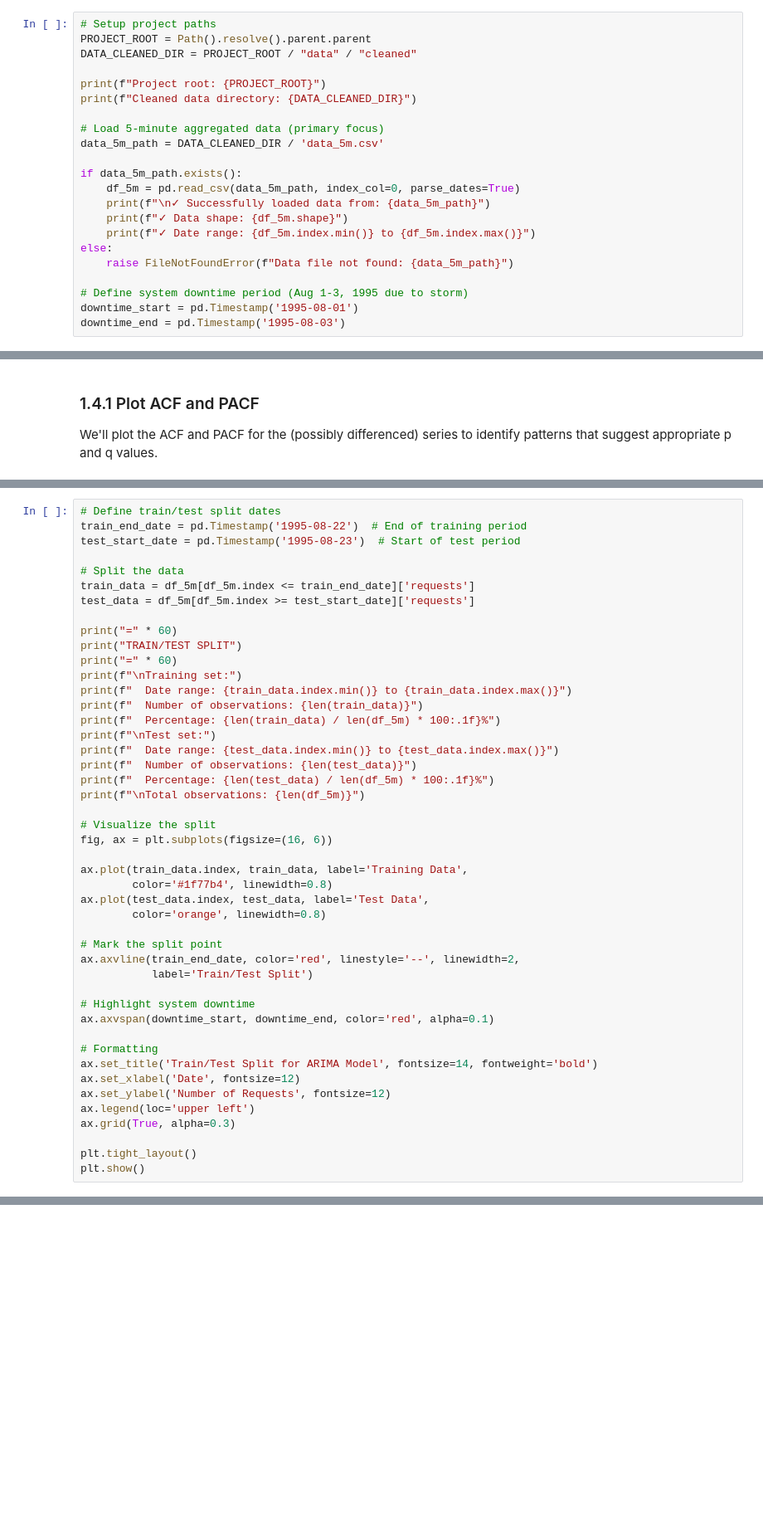
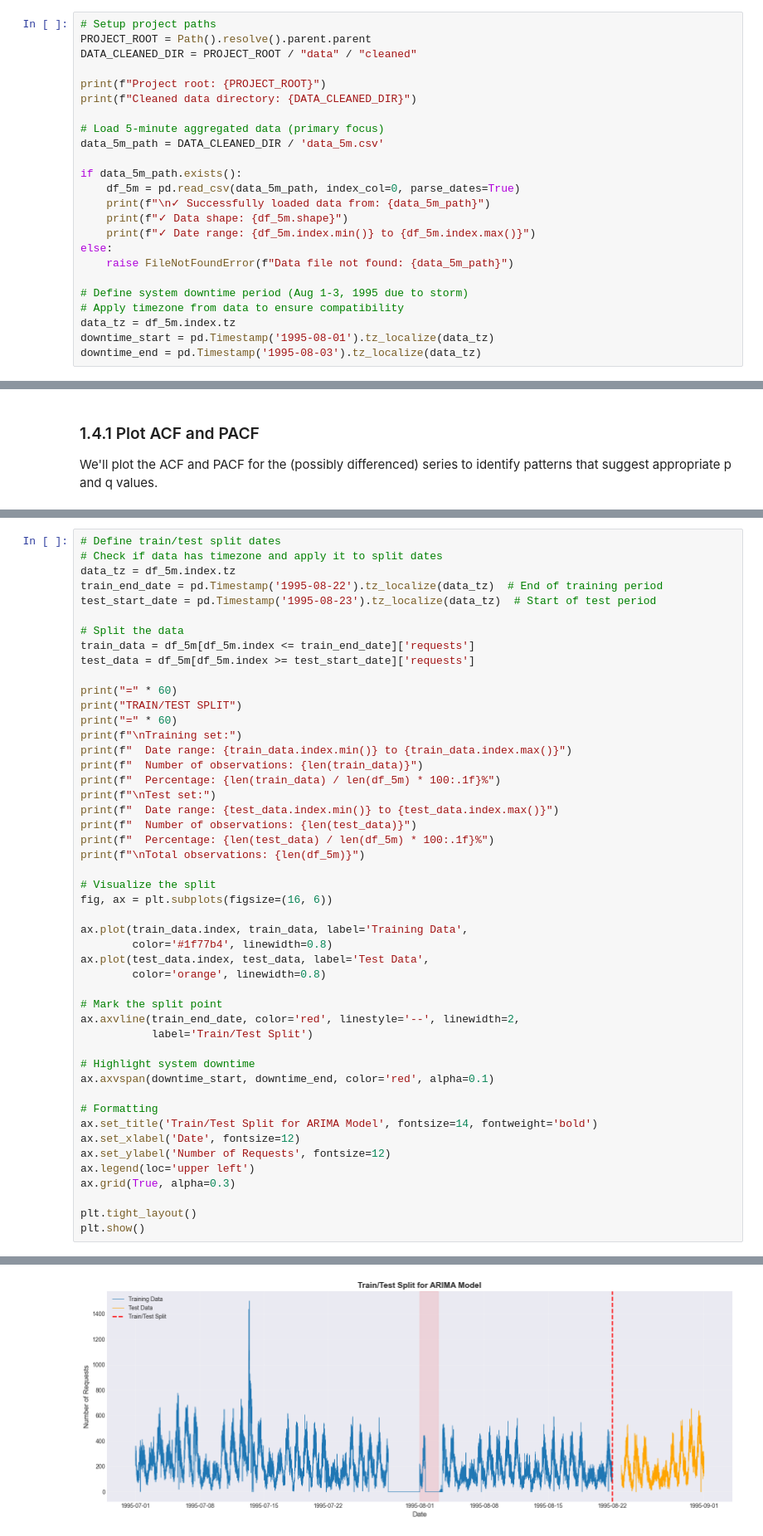
Before and after one commit to phamducuong05/Autoscaling-Analysis, a Jupyter notebook: notebooks/experimental/arima_model.ipynb, the cells around one changed output, grey strips where cells are left out. Shown at 83% size. Saved outputs shown, nothing was run; the diff lists cells and outputs as text; blank space fills up the shorter version.

```diff
--- a/notebooks/experimental/arima_model.ipynb
+++ b/notebooks/experimental/arima_model.ipynb
@@ -117,8 +153,10 @@ else:
     raise FileNotFoundError(f"Data file not found: {data_5m_path}")
 
 # Define system downtime period (Aug 1-3, 1995 due to storm)
-downtime_start = pd.Timestamp('1995-08-01')
-downtime_end = pd.Timestamp('1995-08-03')
+# Apply timezone from data to ensure compatibility
+data_tz = df_5m.index.tz
+downtime_start = pd.Timestamp('1995-08-01').tz_localize(data_tz)
+downtime_end = pd.Timestamp('1995-08-03').tz_localize(data_tz)
 # %% [output]
 Project root: D:\Autoscaling-Analysis
 Cleaned data directory: D:\Autoscaling-Analysis\data\cleaned
@@ -570,8 +608,10 @@ This split ensures:
 **Important:** Time series data must be split chronologically (no random shuffling) to preserve temporal dependencies.
 # %%
 # Define train/test split dates
-train_end_date = pd.Timestamp('1995-08-22')  # End of training period
-test_start_date = pd.Timestamp('1995-08-23')  # Start of test period
+# Check if data has timezone and apply it to split dates
+data_tz = df_5m.index.tz
+train_end_date = pd.Timestamp('1995-08-22').tz_localize(data_tz)  # End of training period
+test_start_date = pd.Timestamp('1995-08-23').tz_localize(data_tz)  # Start of test period
 
 # Split the data
 train_data = df_5m[df_5m.index <= train_end_date]['requests']
@@ -614,3 +654,4 @@ ax.grid(True, alpha=0.3)
 
 plt.tight_layout()
 plt.show()
+# %% [output]
@@ -617,3 +673,4 @@ plt.show()
+[figure, added]
 # %% [markdown]
 **Figure 5: Train/Test Split Visualization**
 
```
Also changed, not shown: parts of 37 cells of this notebook, 1 other file.
